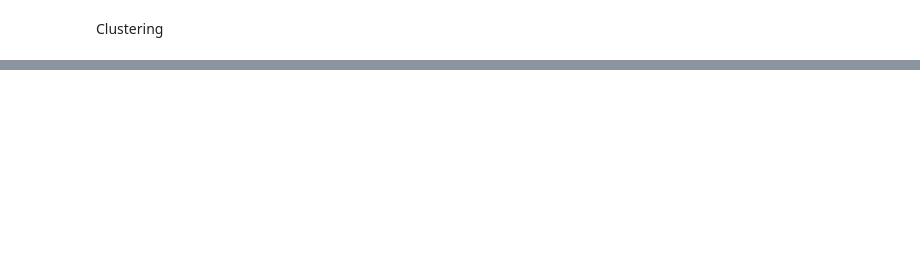
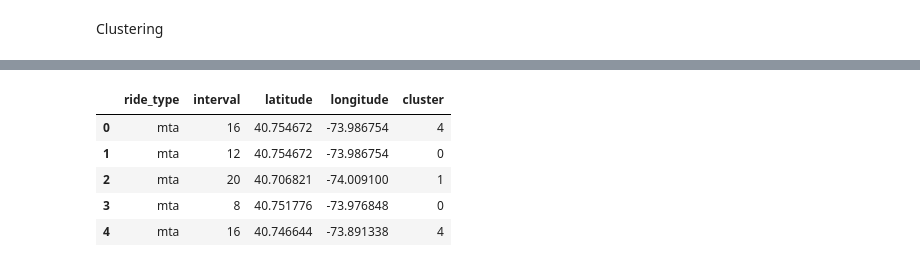
Before and after one commit to VeenaArv/transportnyc, a Jupyter notebook: Clustering.ipynb, the cells around one changed output, grey strips where cells are left out. Drawn from its saved outputs; the diff is of its cells as text; code cells hidden in the pictures; blank space fills up the shorter version.

```diff
--- a/Clustering.ipynb
+++ b/Clustering.ipynb
@@ -77,0 +142,15 @@ geo clustering
+# %%
+kmeans = KMeans(n_clusters=5, init='k-means++', random_state=42)
+kmeans.fit(X)
+c = kmeans.predict(X)
+# %%
+all_rides['cluster'] = c
+# %%
+all_rides.head()
+# %% [output]
+|  | ride_type | interval | latitude | longitude | cluster |
+| 0 | mta | 16 | 40.754672 | -73.986754 | 4 |
+| 1 | mta | 12 | 40.754672 | -73.986754 | 0 |
+| 2 | mta | 20 | 40.706821 | -74.009100 | 1 |
+| 3 | mta | 8 | 40.751776 | -73.976848 | 0 |
+| 4 | mta | 16 | 40.746644 | -73.891338 | 4 |
```
Also changed, not shown: parts of 29 cells of this notebook, 2 other files.
